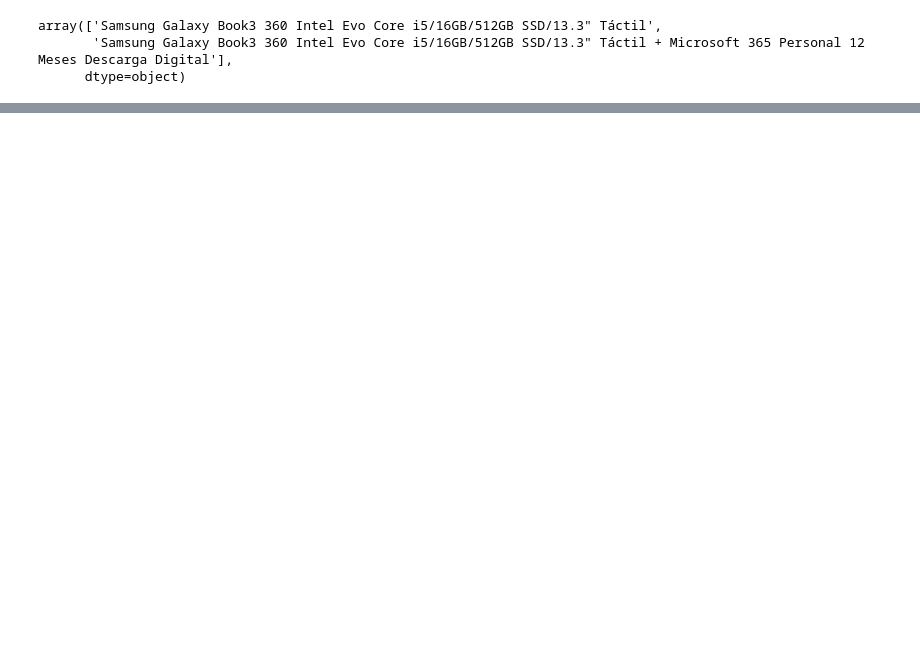
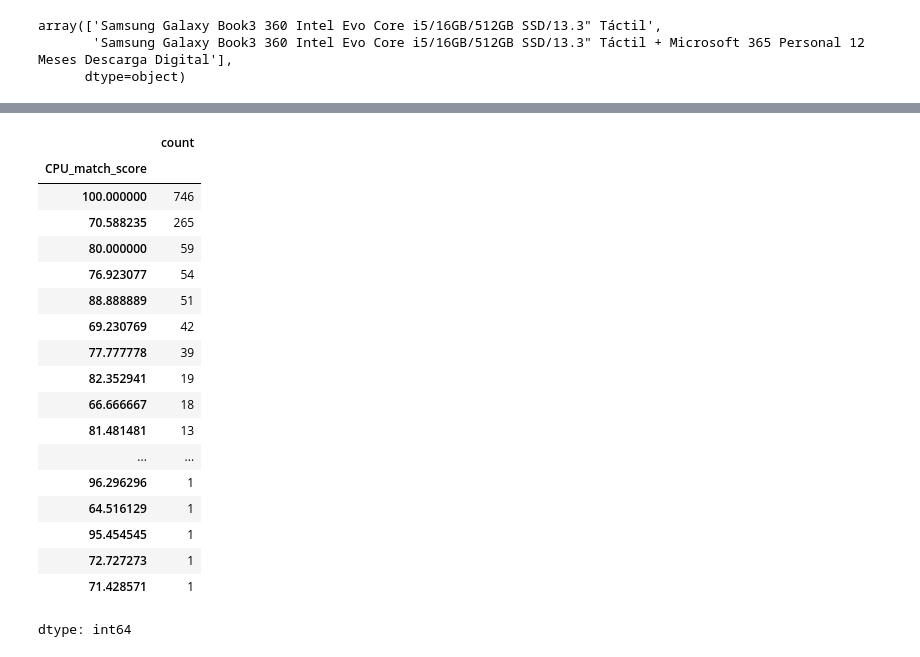
Before and after one commit to f2rra/lappick-ml, a Jupyter notebook: notebooks/exploratory-data-analysis.ipynb, the cells around one changed output, grey strips where cells are left out. Drawn from its saved outputs; the diff is of its cells as text; code cells hidden in the pictures; blank space fills up the shorter version.

Commit message:
clean cpu and gpu score

```diff
--- a/notebooks/exploratory-data-analysis.ipynb
+++ b/notebooks/exploratory-data-analysis.ipynb
@@ -780,3 +789,29 @@ result[result['CPU']=='AMD Ryzen 5 5600H 16GB']
 | 822 | ASUS Zenbook UM425QA-R55BLHDCP1 A... | Asus | ZenBook | AMD Ryzen 5 5600H 16GB | 16 | 512 | SSD | NaN | 14.0 | No | ... |
 # %%
 result.loc[result['CPU']=='AMD Ryzen 5 5600H 16GB', 'CPU'] = 'AMD Ryzen 5 5600H'
+# %%
+filter_baris = [325,335,488,630,822,906,930,954,1204,1205,1443,1459]
+# %%
+result.loc[filter_baris] = merge_benchmark(result.loc[filter_baris], cpu_df, gpu_df, threshold=50)
+# %%
+result['CPU_match_score'].value_counts()
+# %% [output]
+|  | count |
+| CPU_match_score |  |
+| 100.000000 | 746 |
+| 70.588235 | 265 |
+| 80.000000 | 59 |
+| 76.923077 | 54 |
+| 88.888889 | 51 |
+| 69.230769 | 42 |
+| 77.777778 | 39 |
+| 82.352941 | 19 |
+| 66.666667 | 18 |
+| 81.481481 | 13 |
+| ... | ... |
+| 96.296296 | 1 |
+| 64.516129 | 1 |
+| 95.454545 | 1 |
+| 72.727273 | 1 |
+| 71.428571 | 1 |
+dtype: int64
```
Also changed, not shown: parts of 4 cells of this notebook.
